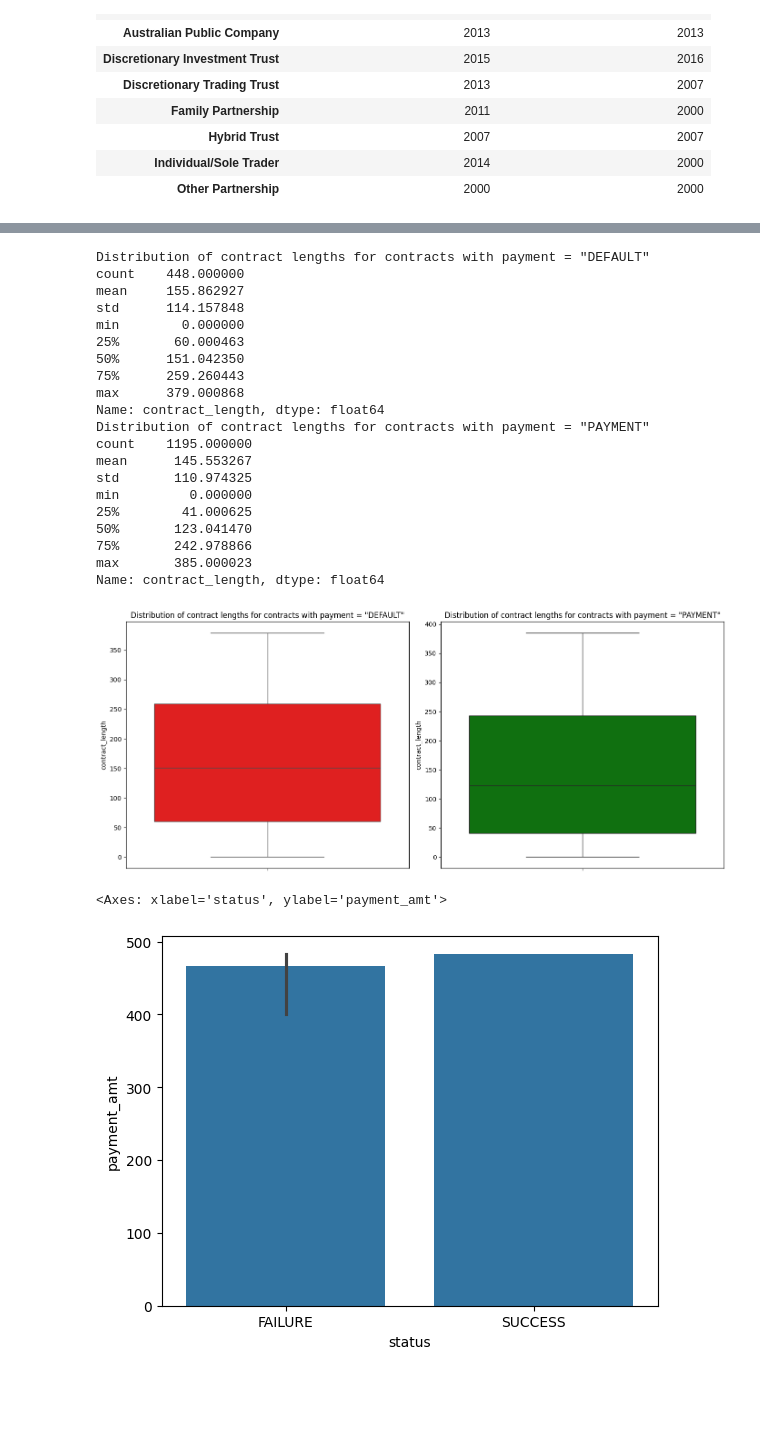
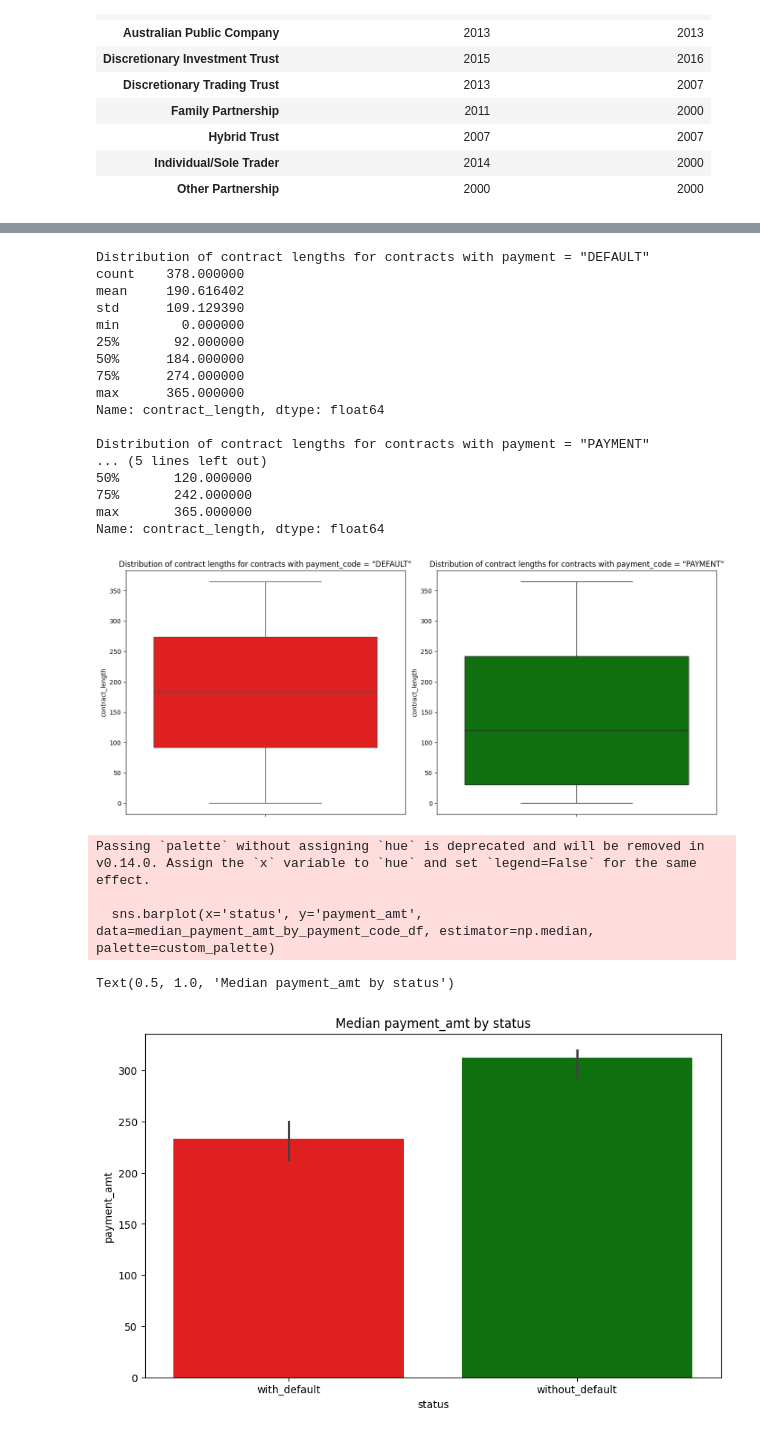
Before and after one commit to jacobpalinski/Payments-Case-Study, a Jupyter notebook: Jacob-Palinski-Case-Study-Python.ipynb, the cells around one changed output, grey strips where cells are left out. Saved outputs shown, nothing was run; the diff lists cells and outputs as text; code cells hidden in the pictures; blank space fills up the shorter version.

```diff
--- a/Jacob-Palinski-Case-Study-Python.ipynb
+++ b/Jacob-Palinski-Case-Study-Python.ipynb
@@ -138,8 +145,9 @@ Hybrid Trust                        1
 2018      6
 Name: count, dtype: int64
 # %%
-# Join the two dataframes into a single dataframe joining on 'client id' column
+# Join the two dataframes into a single dataframe joining on 'client_id' column and sort bsed on 'client_id', 'contract_id' and 'transaction_date'
 merged_df = pd.merge(payments_df, clients_df, on='client_id')
+merged_df = merged_df.sort_values(by=['client_id', 'contract_id', 'transaction_date']).reset_index().iloc[:, 1:]
 merged_df.head()
 # %% [output]
 |  | transaction_id | contract_id | client_id | transaction_date | payment_amt | payment_code | entity_type | ... |
@@ -351,56 +277,63 @@ See the caveats in the documentation: https://pandas.pydata.org/pandas-docs/stab
 # %%
-# Length of contract and likelihood of having default transaction
-default_contract_ids = sorted_merged_df[sorted_merged_df['payment_code'] == 'DEFAULT']['contract_id'].unique()
-default_contract_ids_df = sorted_merged_df[sorted_merged_df['client_id'].isin(default_contract_ids)].reset_index()
-payment_contract_ids_df = sorted_merged_df[~sorted_merged_df['client_id'].isin(default_contract_ids)].reset_index()
+# Distribution of contract lengths for contracts with payment_code = 'DEFAULT' and payment_code = 'PAYMENT'
+default_contract_ids = merged_df[merged_df['payment_code'] == 'DEFAULT']['contract_id'].unique()
+default_contract_ids_df = merged_df[merged_df['contract_id'].isin(default_contract_ids)].reset_index()
+payment_contract_ids_df = merged_df[~merged_df['contract_id'].isin(default_contract_ids)].reset_index()
 default_contract_ids_df = default_contract_ids_df.groupby('contract_id')['transaction_date'].agg(['min', 'max'])
 payment_contract_ids_df = payment_contract_ids_df.groupby('contract_id')['transaction_date'].agg(['min', 'max'])
+default_contract_ids_df['min'] = default_contract_ids_df['min'].astype('datetime64[ns]')
+default_contract_ids_df['max'] = default_contract_ids_df['max'].astype('datetime64[ns]')
+payment_contract_ids_df['min'] = payment_contract_ids_df['min'].astype('datetime64[ns]')
+payment_contract_ids_df['max'] = payment_contract_ids_df['max'].astype('datetime64[ns]')
 default_contract_ids_df['contract_length'] = (default_contract_ids_df['max'] - default_contract_ids_df['min'])  / pd.Timedelta(days=1)
 payment_contract_ids_df['contract_length'] = (payment_contract_ids_df['max'] - payment_contract_ids_df['min'])  / pd.Timedelta(days=1)
 print('Distribution of contract lengths for contracts with payment = "DEFAULT"', default_contract_ids_df['contract_length'].describe(), sep='\n')
+print(' ')
 print('Distribution of contract lengths for contracts with payment = "PAYMENT"', payment_contract_ids_df['contract_length'].describe(), sep='\n')
 # %% [output]
 Distribution of contract lengths for contracts with payment = "DEFAULT"
-count    448.000000
-mean     155.862927
-std      114.157848
+count    378.000000
+mean     190.616402
+std      109.129390
 min        0.000000
-25%       60.000463
-50%      151.042350
-75%      259.260443
-max      379.000868
+25%       92.000000
+50%      184.000000
+75%      274.000000
+max      365.000000
 Name: contract_length, dtype: float64
+
 Distribution of contract lengths for contracts with payment = "PAYMENT"
-count    1195.000000
-mean      145.553267
-std       110.974325
-min         0.000000
-25%        41.000625
-50%       123.041470
-75%       242.978866
-max       385.000023
+... (5 lines left out)
+50%       120.000000
+75%       242.000000
+max       365.000000
 Name: contract_length, dtype: float64
 # %%
+# Box plots representing distributions of contract lengths
 fig,axes = plt.subplots(1,2, figsize=(14, 6))
 sns.boxplot(y='contract_length', data=default_contract_ids_df, color='red', ax=axes[0])
-axes[0].set_title('Distribution of contract lengths for contracts with payment = "DEFAULT"')
+axes[0].set_title('Distribution of contract lengths for contracts with payment_code = "DEFAULT"')
 sns.boxplot(y='contract_length', data=payment_contract_ids_df, color='green', ax=axes[1])
-axes[1].set_title('Distribution of contract lengths for contracts with payment = "PAYMENT"')
+axes[1].set_title('Distribution of contract lengths for contracts with payment_code = "PAYMENT"')
 plt.tight_layout()
 plt.show()
 # %% [output]
-[figure, old version]
+[figure, new version]
 # %%
-# Median transaction amounts for contract with no default payments vs with
-default_contract_ids = sorted_merged_df[sorted_merged_df['payment_code'] == 'DEFAULT']['contract_id'].unique()
-default_contract_ids_df = sorted_merged_df[sorted_merged_df['client_id'].isin(default_contract_ids)].reset_index()
-payment_contract_ids_df = sorted_merged_df[~sorted_merged_df['client_id'].isin(default_contract_ids)].reset_index()
-default_contract_ids_df = default_contract_ids_df.groupby('contract_id')['payment_amt'].agg('median').reset_index()
-payment_contract_ids_df = payment_contract_ids_df.groupby('contract_id')['payment_amt'].agg('median').reset_index()
-default_contract_ids_df['status'] = 'FAILURE'
-payment_contract_ids_df['status'] = 'SUCCESS'
-median_payment_amt_df = pd.concat([default_contract_ids_df, payment_contract_ids_df], ignore_index=True)
-sns.barplot(x='status', y='payment_amt', data=median_payment_amt_df, estimator=np.median)
+# Median payment_amt for contract with no payment_code = 'DEFAULT' vs with
+default_contract_ids = merged_df[merged_df['payment_code'] == 'DEFAULT']['contract_id'].unique()
+default_contract_ids_df = merged_df[merged_df['contract_id'].isin(default_contract_ids)].reset_index()
+payment_contract_ids_df = merged_df[~merged_df['contract_id'].isin(default_contract_ids)].reset_index()
+default_contract_ids_df['status'] = 'with_default'
+payment_contract_ids_df['status'] = 'without_default'
+median_payment_amt_by_payment_code_df = pd.concat([default_contract_ids_df, payment_contract_ids_df], ignore_index=True)
+custom_palette = {'with_default': 'red', 'without_default': 'green'}
+plt.figure(figsize=(10, 6))
+sns.barplot(x='status', y='payment_amt', data=median_payment_amt_by_payment_code_df, estimator=np.median, palette=custom_palette)
+plt.title('Median payment_amt by status')
 # %% [output]
-<Axes: xlabel='status', ylabel='payment_amt'>
+Passing `palette` without assigning `hue` is deprecated and will be removed in v0.14.0. Assign the `x` variable to `hue` and set `legend=False` for the same effect.
+
+  sns.barplot(x='status', y='payment_amt', data=median_payment_amt_by_payment_code_df, estimator=np.median, palette=custom_palette)
+Text(0.5, 1.0, 'Median payment_amt by status')
-[figure, old version]
+[figure, new version]
```
Also changed, not shown: parts of 14 cells of this notebook.
